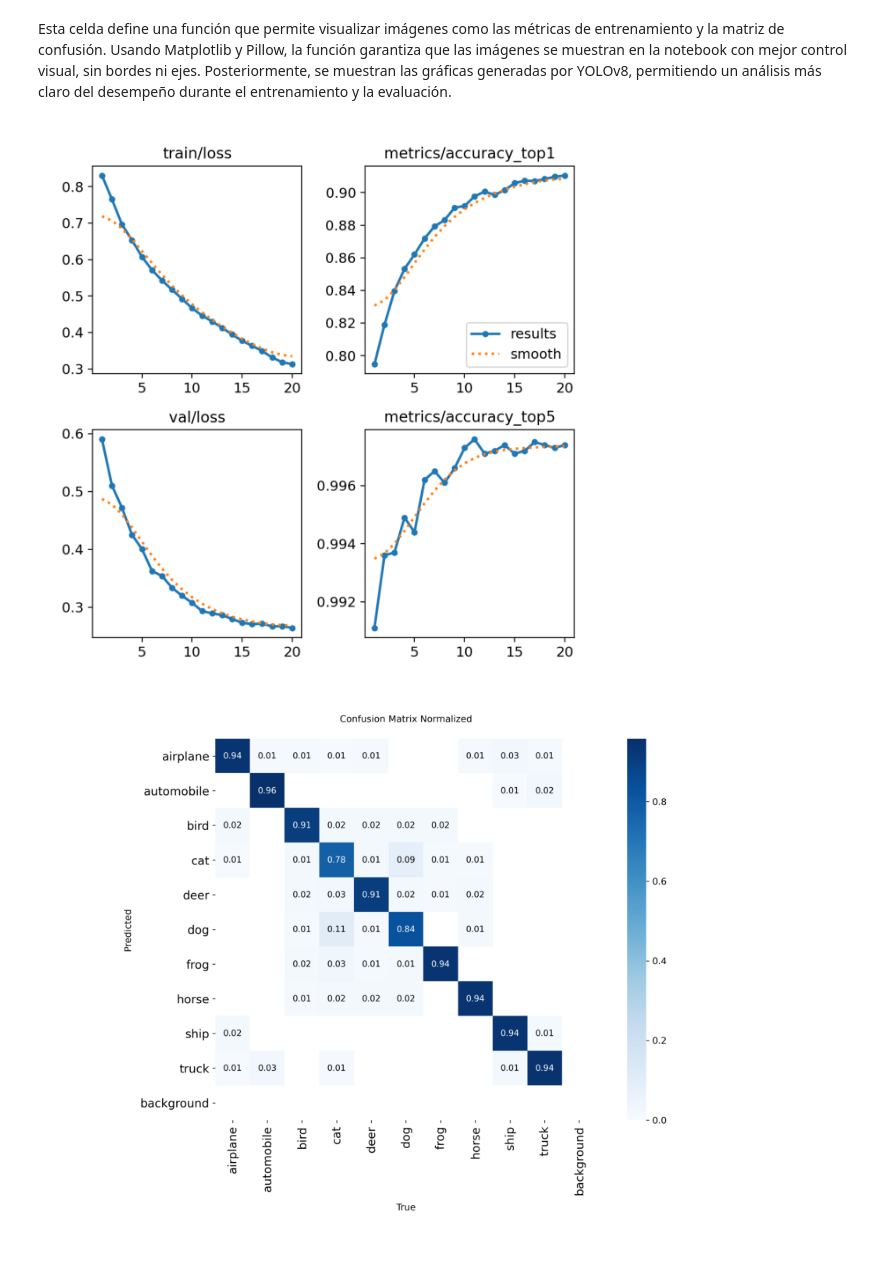
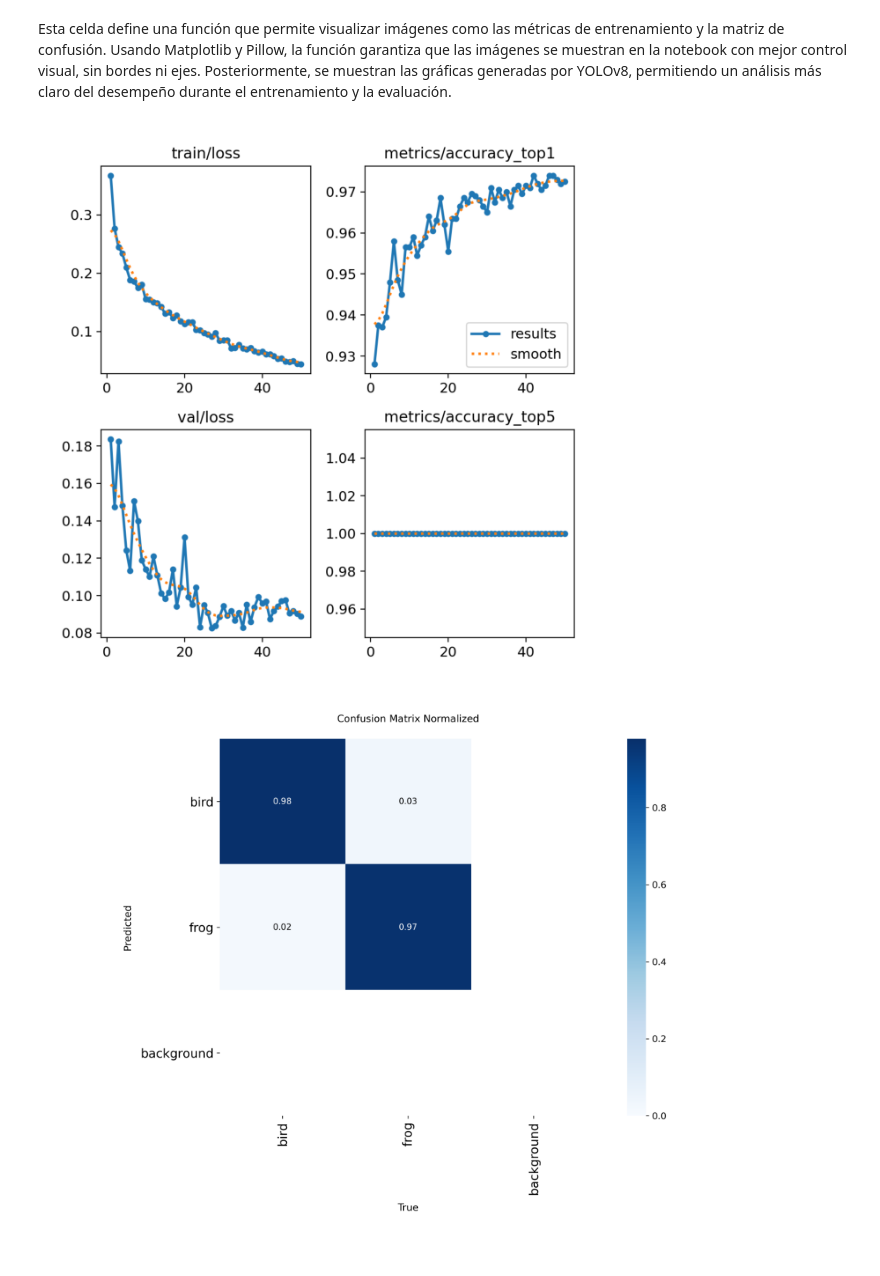
Before and after one commit to iamjuaness/cifar10_with_yolov8, a Jupyter notebook: notebook.ipynb, the cells around one changed output. Saved outputs shown, nothing was run; the diff lists cells and outputs as text; code cells hidden in the pictures.

```diff
--- a/notebook.ipynb
+++ b/notebook.ipynb
@@ -391,25 +406,25 @@ Esta celda define una función que permite visualizar imágenes como las métric
 # %%
 # Importar librerías para mostrar imágenes y ajustar tamaño en la notebook
 import matplotlib.pyplot as plt
 from PIL import Image
 
 # Definir ruta a los resultados de entrenamiento
-results_path = Path('runs/classify/train')
+results_path = Path('runs/classify/train4')
 
 # Definir función para mostrar imágenes
 def mostrar_imagen(path_img, figsize=(8, 8)):
     if path_img.exists():  # Verificar que el archivo existe antes de mostrar
         img = Image.open(path_img)
         plt.figure(figsize=figsize)
         plt.imshow(img)
         plt.axis('off')
         plt.show()
 
 # Mostrar gráfica de resultados de entrenamiento con tamaño específico
 mostrar_imagen(results_path / 'results.png', figsize=(8, 8))
 
 # Mostrar matriz de confusión normalizada si existe, con tamaño más grande
 mostrar_imagen(results_path / 'confusion_matrix_normalized.png', figsize=(12, 12))
 # %% [output]
-[figure, old version]
+[figure, new version]
-[figure, old version]
+[figure, new version]
```
Also changed, not shown: parts of 10 cells of this notebook.
